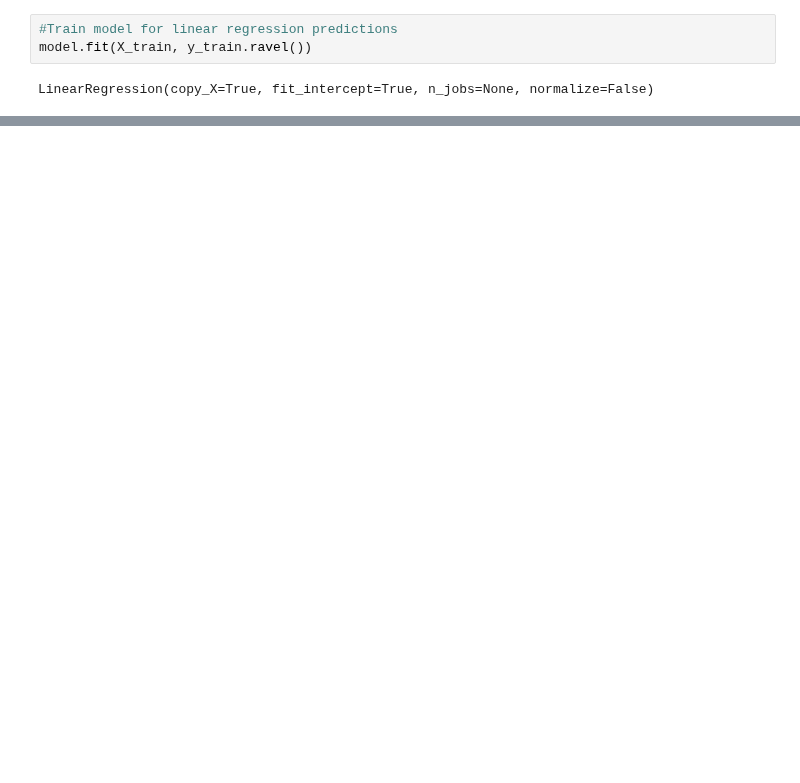
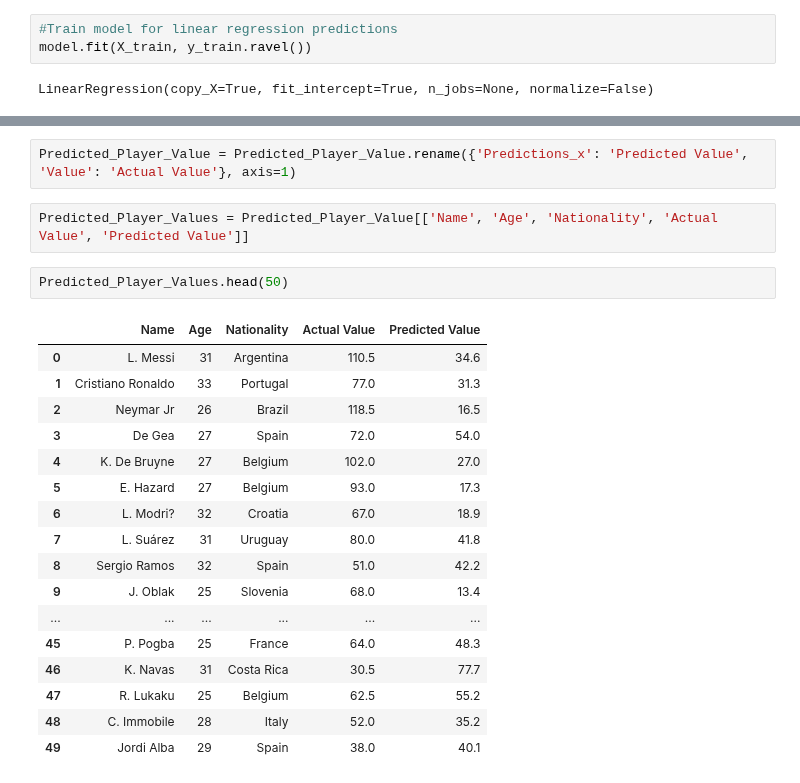
Before and after one commit to grant-pittman/ML-FIFA-Stats, a Jupyter notebook: FIFA18_Player_Value.ipynb, the cells around one changed output, grey strips where cells are left out. Drawn from its saved outputs; the diff is of its cells as text; blank space fills up the shorter version.

```diff
--- a/FIFA18_Player_Value.ipynb
+++ b/FIFA18_Player_Value.ipynb
@@ -179,0 +185,24 @@ array([34.21937618, 31.42266585, 16.68068814, 53.52132797, 27.04763437,
+# %%
+Predicted_Player_Value = Predicted_Player_Value.rename({'Predictions_x': 'Predicted Value', 'Value': 'Actual Value'}, axis=1)
+# %%
+Predicted_Player_Values = Predicted_Player_Value[['Name', 'Age', 'Nationality', 'Actual Value', 'Predicted Value']]
+# %%
+Predicted_Player_Values.head(50)
+# %% [output]
+|  | Name | Age | Nationality | Actual Value | Predicted Value |
+| 0 | L. Messi | 31 | Argentina | 110.5 | 34.6 |
+| 1 | Cristiano Ronaldo | 33 | Portugal | 77.0 | 31.3 |
+| 2 | Neymar Jr | 26 | Brazil | 118.5 | 16.5 |
+| 3 | De Gea | 27 | Spain | 72.0 | 54.0 |
+| 4 | K. De Bruyne | 27 | Belgium | 102.0 | 27.0 |
+| 5 | E. Hazard | 27 | Belgium | 93.0 | 17.3 |
+| 6 | L. Modri? | 32 | Croatia | 67.0 | 18.9 |
+| 7 | L. Suárez | 31 | Uruguay | 80.0 | 41.8 |
+| 8 | Sergio Ramos | 32 | Spain | 51.0 | 42.2 |
+| 9 | J. Oblak | 25 | Slovenia | 68.0 | 13.4 |
+| ... | ... | ... | ... | ... | ... |
+| 45 | P. Pogba | 25 | France | 64.0 | 48.3 |
+| 46 | K. Navas | 31 | Costa Rica | 30.5 | 77.7 |
+| 47 | R. Lukaku | 25 | Belgium | 62.5 | 55.2 |
+| 48 | C. Immobile | 28 | Italy | 52.0 | 35.2 |
+| 49 | Jordi Alba | 29 | Spain | 38.0 | 40.1 |
```
Also changed, not shown: parts of 7 cells of this notebook.
